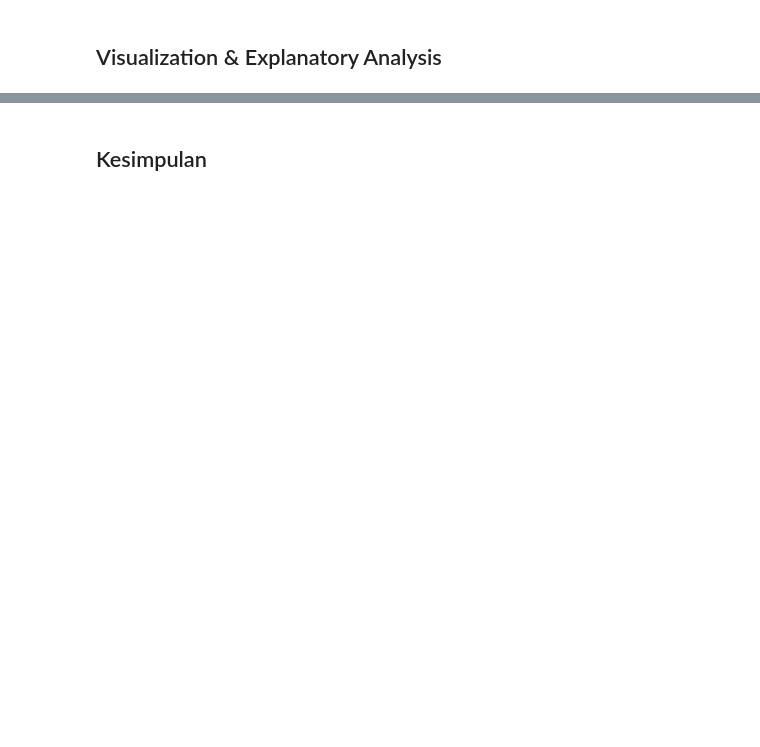
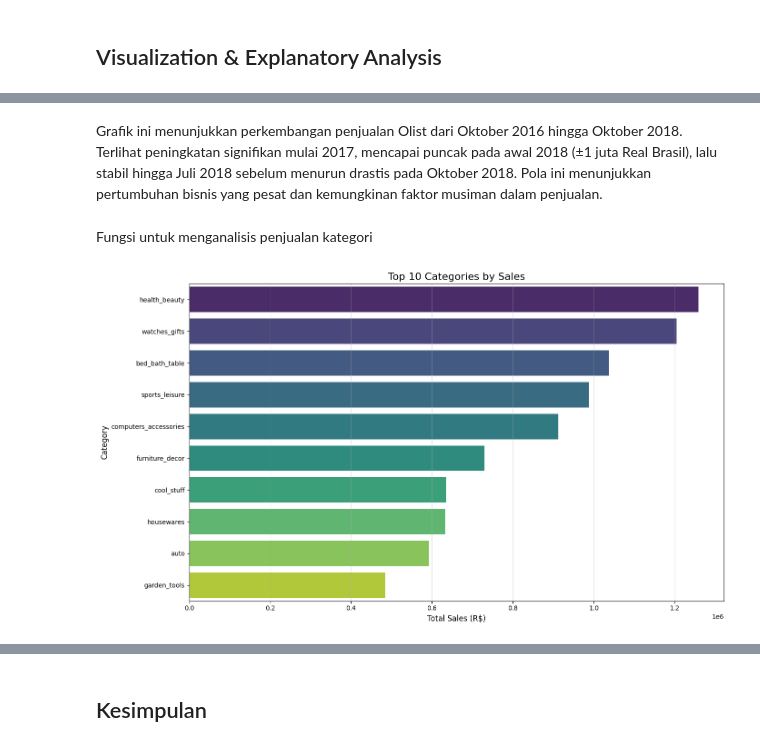
Before and after one commit to Koerentji/dashboard-olist-e-commerce, a Jupyter notebook: notebook.ipynb, the cells around one changed output, grey strips where cells are left out. Cells and saved outputs as stored; diff of their text form; code cells hidden in the pictures; blank space fills up the shorter version.

```diff
--- a/notebook.ipynb
+++ b/notebook.ipynb
@@ -1249,0 +529,57 @@ plt.show()
+# %% [markdown]
+Grafik ini menunjukkan perkembangan penjualan Olist dari Oktober 2016 hingga Oktober 2018. Terlihat peningkatan signifikan mulai 2017, mencapai puncak pada awal 2018 (±1 juta Real Brasil), lalu stabil hingga Juli 2018 sebelum menurun drastis pada Oktober 2018. Pola ini menunjukkan pertumbuhan bisnis yang pesat dan kemungkinan faktor musiman dalam penjualan.
+# %% [markdown]
+Fungsi untuk menganalisis penjualan kategori
+# %%
+def analyze_category_sales(orders_df, items_df, products_df, categories_df, top_n=10):
+    # Merge orders, items, and products
+    merged_data = pd.merge(
+        orders_df[['order_id']],
+        items_df[['order_id', 'product_id', 'price']],
+        on='order_id',
+        how='inner'
+    )
+
+    merged_data = pd.merge(
+        merged_data,
+        products_df[['product_id', 'product_category_name']],
+        on='product_id',
+        how='inner'
+    )
+
+    # Add category translations
+    merged_data = pd.merge(
+        merged_data,
+        categories_df,
+        on='product_category_name',
+        how='left'
+    )
+
+    # Group by category and aggregate sales
+    category_sales = merged_data.groupby('product_category_name_english').agg({
+        'price': 'sum',
+        'order_id': 'nunique'
+    }).reset_index()
+
+    category_sales.columns = ['category', 'total_sales', 'order_count']
+    category_sales['average_price'] = category_sales['total_sales'] / category_sales['order_count']
+
+    # Sort by total sales and take top N
+    top_categories = category_sales.sort_values('total_sales', ascending=False).head(top_n)
+
+    return top_categories
+
+# Get top 10 categories by sales
+top_categories = analyze_category_sales(df_orders, df_order_items, df_products, df_product_category, 10)
+
+# Visualize top categories
+plt.figure(figsize=(14, 8))
+sns.barplot(x='total_sales', y='category', data=top_categories, palette='viridis')
+plt.title('Top 10 Categories by Sales', fontsize=16)
+plt.xlabel('Total Sales (R$)', fontsize=12)
+plt.ylabel('Category', fontsize=12)
+plt.grid(True, alpha=0.3, axis='x')
+plt.tight_layout()
+plt.show()
+# %% [output]
+[figure, added]
```
Also changed, not shown: parts of 156 cells of this notebook, 13 other files.
